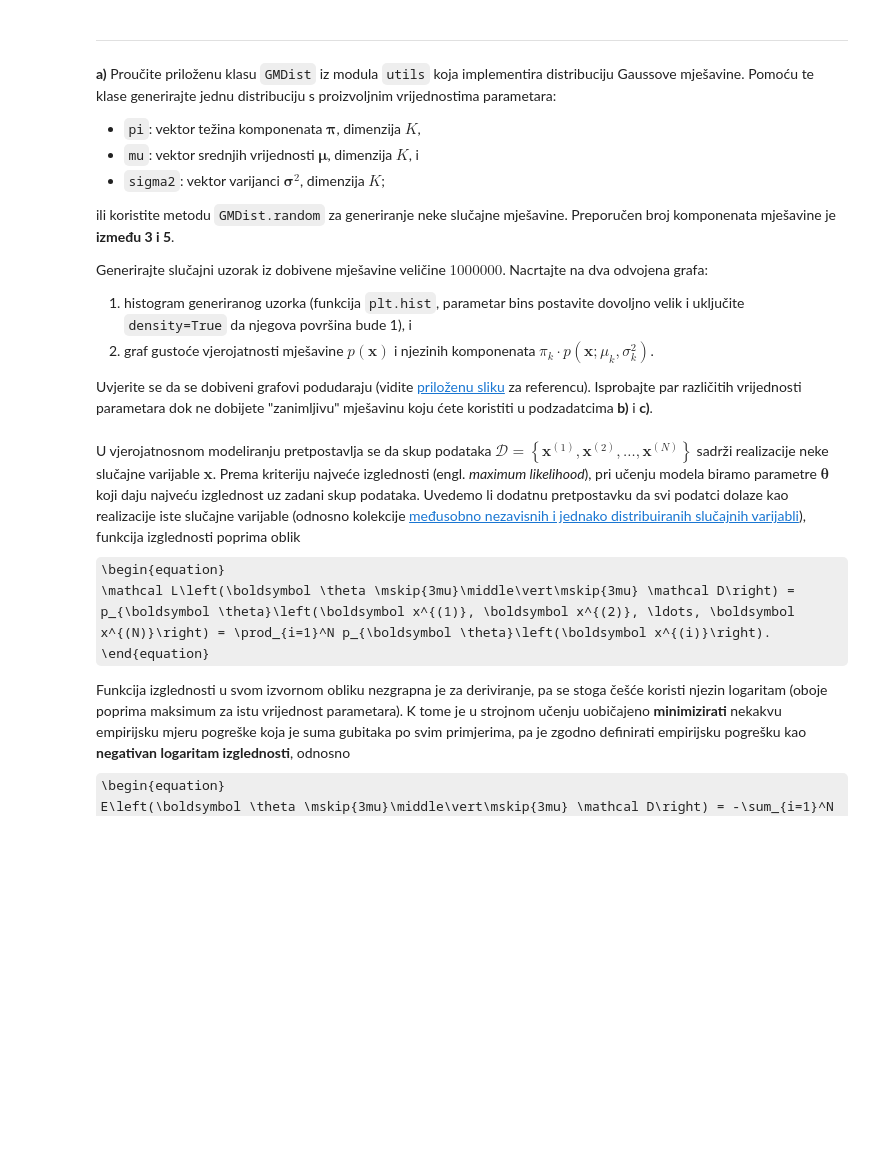
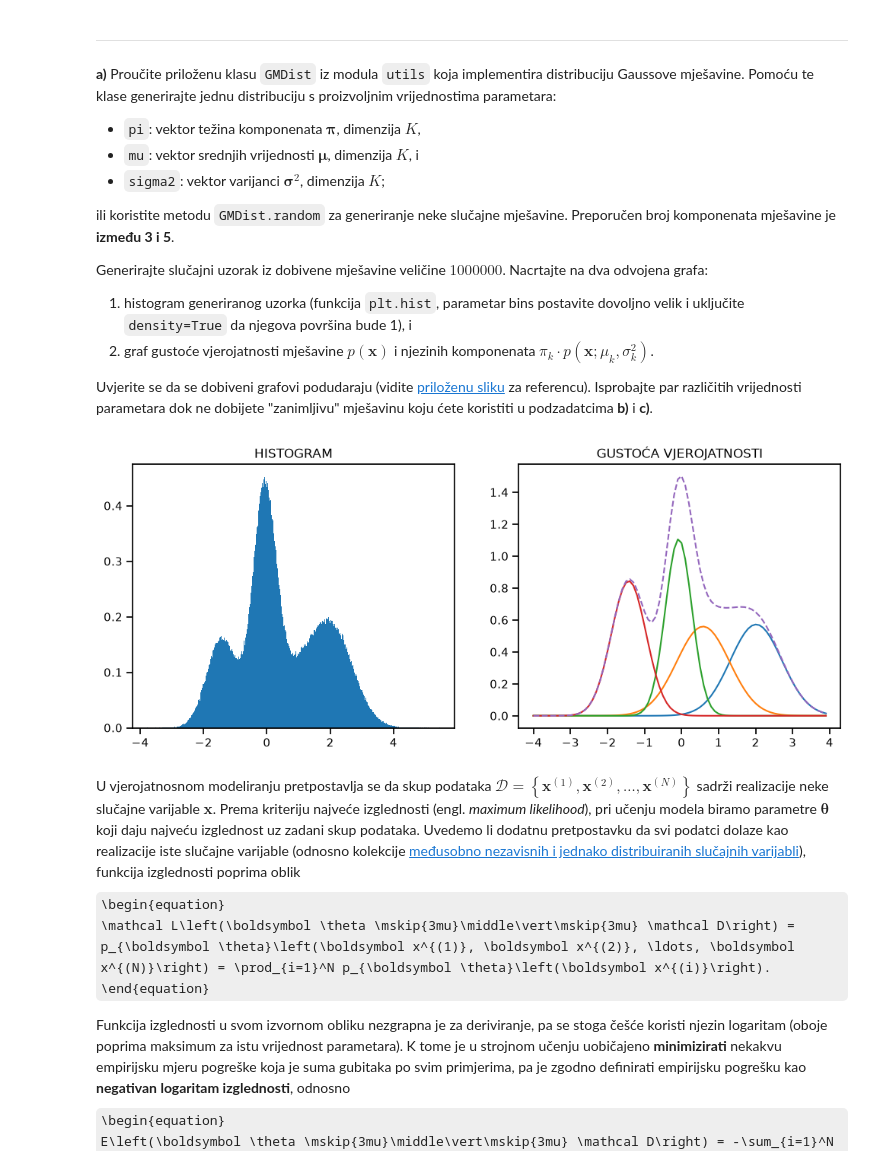
Before and after one commit to Ivan-Dujmic/FER-Deep-Learning-2, a Jupyter notebook: Lab1/lab_1.ipynb, the cells around one changed output. Cells and saved outputs as stored; diff of their text form; code cells hidden in the pictures; some formulas as TeX source; blank space fills up the shorter version.

```diff
--- a/Lab1/lab_1.ipynb
+++ b/Lab1/lab_1.ipynb
@@ -100,21 +90,28 @@ Isprobajte par različitih vrijednosti parametara dok ne dobijete "zanimljivu" m
 # %%
 from dists import GMDist
 
-K = ...
+K = 4
 L = 1000000
 
-dist = ...
+dist = GMDist.random(K)
 data = dist.sample(L)
 
 with plot_context(figsize=(12, 4.5), show=True):
     with plot_context(subplot=(1, 2, 1), title="HISTOGRAM"):
-        plt.hist  # histogram
+        plt.hist(data, bins=500, density=True)
 
     with plot_context(subplot=(1, 2, 2), title="GUSTOĆA VJEROJATNOSTI"):
+        x = np.arange(-4, 4, 0.1)
+        p_xz_sum = np.zeros_like(x)
+
         for i in range(K):
-            plt.plot  # komponente, pomnožene pripadajućim težinama
+            p_xz_i = dist.p_xz(x, i)
+            p_xz_sum += p_xz_i
+            plt.plot(x, p_xz_i)
 
-        plt.plot  # cijela mješavina
+        plt.plot(x, p_xz_sum, linestyle='dashed')
+# %% [output]
+[figure, added]
 # %% [markdown]
 U vjerojatnosnom modeliranju pretpostavlja se da skup podataka $\mathcal D = \left\{ \boldsymbol x^{(1)}, \boldsymbol x^{(2)}, \ldots, \boldsymbol x^{(N)} \right\}$ sadrži realizacije neke slučajne varijable $\boldsymbol x$.
 Prema kriteriju najveće izglednosti (engl. <i>maximum likelihood</i>), pri učenju modela biramo parametre $\boldsymbol \theta$ koji daju najveću izglednost uz zadani skup podataka.
```
Also changed, not shown: parts of 3 cells of this notebook, 2 other files.
